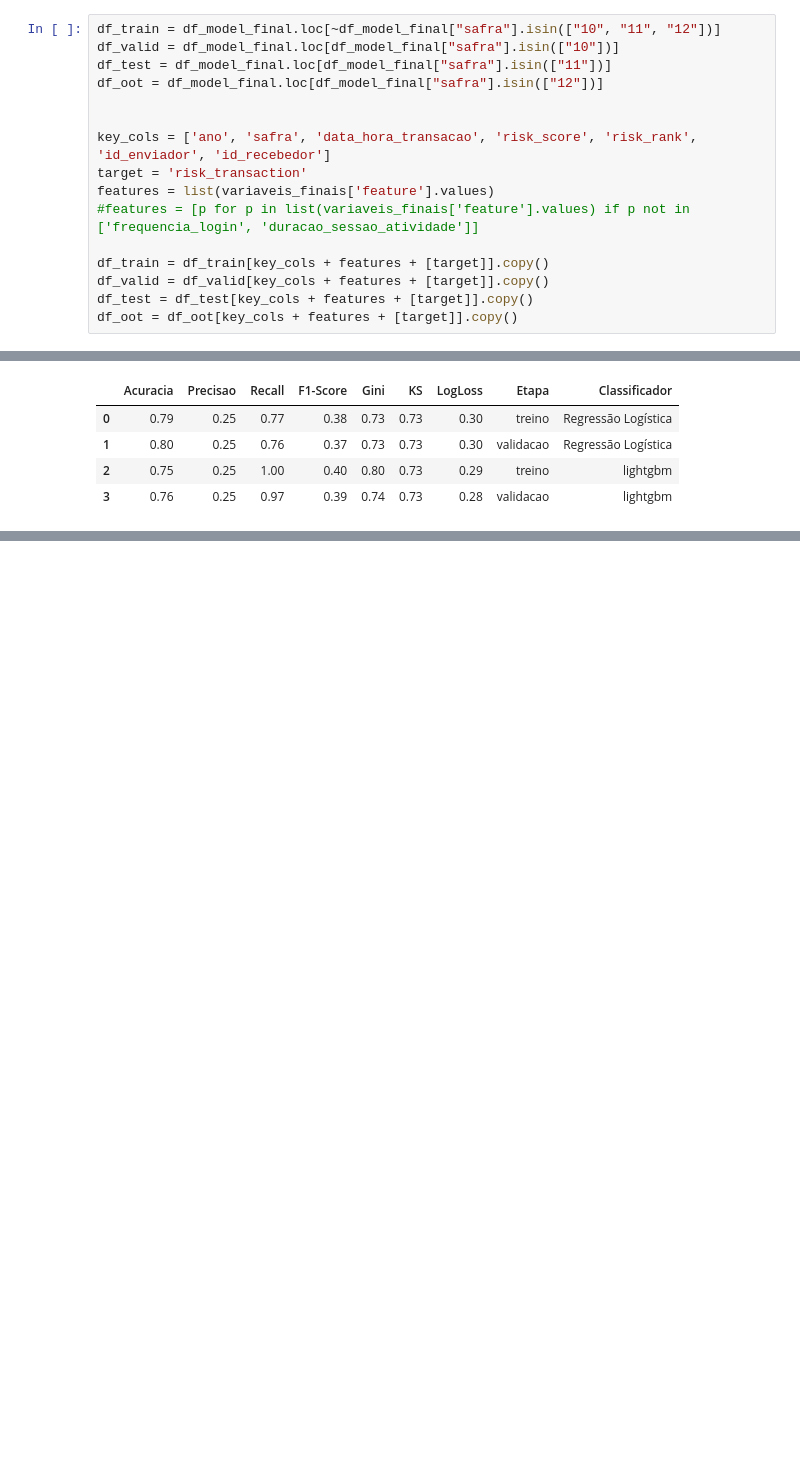
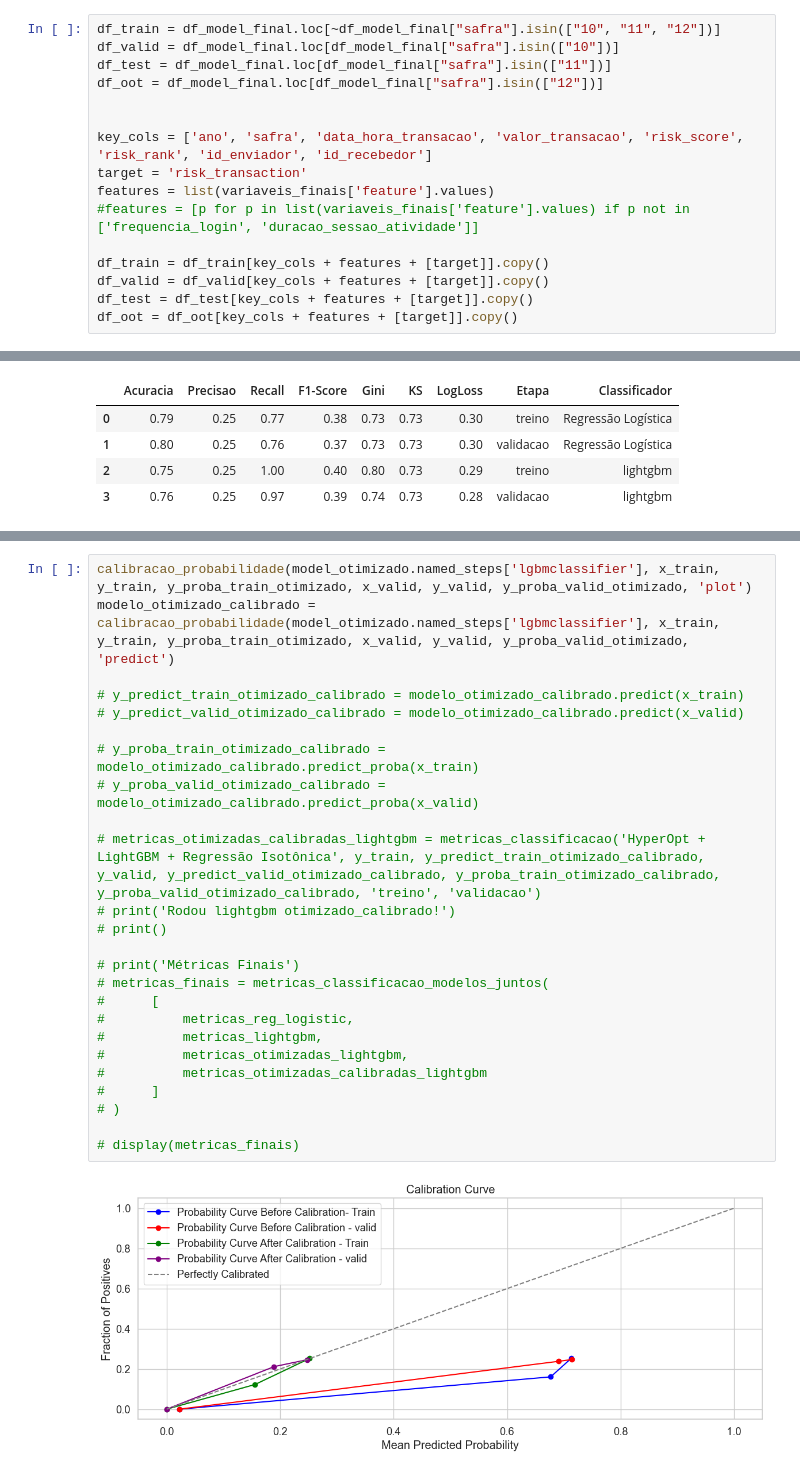
Before and after one commit to leonardovargas10/Modelo_Deteccao_Fraude, a Jupyter notebook: modelo.ipynb, the cells around one changed output, grey strips where cells are left out. Saved outputs shown, nothing was run; the diff lists cells and outputs as text; blank space fills up the shorter version.

```diff
--- a/modelo.ipynb
+++ b/modelo.ipynb
@@ -1271,7 +1412,7 @@ df_test = df_model_final.loc[df_model_final["safra"].isin(["11"])]
 df_oot = df_model_final.loc[df_model_final["safra"].isin(["12"])]
 
 
-key_cols = ['ano', 'safra', 'data_hora_transacao', 'risk_score', 'risk_rank', 'id_enviador', 'id_recebedor']
+key_cols = ['ano', 'safra', 'data_hora_transacao', 'valor_transacao', 'risk_score', 'risk_rank', 'id_enviador', 'id_recebedor']
 target = 'risk_transaction'
 features = list(variaveis_finais['feature'].values)
 #features = [p for p in list(variaveis_finais['feature'].values) if p not in ['frequencia_login', 'duracao_sessao_atividade']]
@@ -1407,0 +1570,27 @@ plot_shap(model_otimizado, x_train.sample(n = 1000, random_state = 42), titulo="
+# %%
+calibracao_probabilidade(model_otimizado.named_steps['lgbmclassifier'], x_train, y_train, y_proba_train_otimizado, x_valid, y_valid, y_proba_valid_otimizado, 'plot')
+modelo_otimizado_calibrado = calibracao_probabilidade(model_otimizado.named_steps['lgbmclassifier'], x_train, y_train, y_proba_train_otimizado, x_valid, y_valid, y_proba_valid_otimizado, 'predict')
+
+# y_predict_train_otimizado_calibrado = modelo_otimizado_calibrado.predict(x_train)
+# y_predict_valid_otimizado_calibrado = modelo_otimizado_calibrado.predict(x_valid)
+
+# y_proba_train_otimizado_calibrado = modelo_otimizado_calibrado.predict_proba(x_train)
+# y_proba_valid_otimizado_calibrado = modelo_otimizado_calibrado.predict_proba(x_valid)
+
+# metricas_otimizadas_calibradas_lightgbm = metricas_classificacao('HyperOpt + LightGBM + Regressão Isotônica', y_train, y_predict_train_otimizado_calibrado, y_valid, y_predict_valid_otimizado_calibrado, y_proba_train_otimizado_calibrado, y_proba_valid_otimizado_calibrado, 'treino', 'validacao')
+# print('Rodou lightgbm otimizado_calibrado!')
+# print()
+
+# print('Métricas Finais')
+# metricas_finais = metricas_classificacao_modelos_juntos(
+#      [
+#          metricas_reg_logistic,
+#          metricas_lightgbm,
+#          metricas_otimizadas_lightgbm,
+#          metricas_otimizadas_calibradas_lightgbm
+#      ]
+# )
+
+# display(metricas_finais)
+# %% [output]
+[figure, added]
```
Also changed, not shown: parts of 12 cells of this notebook.
